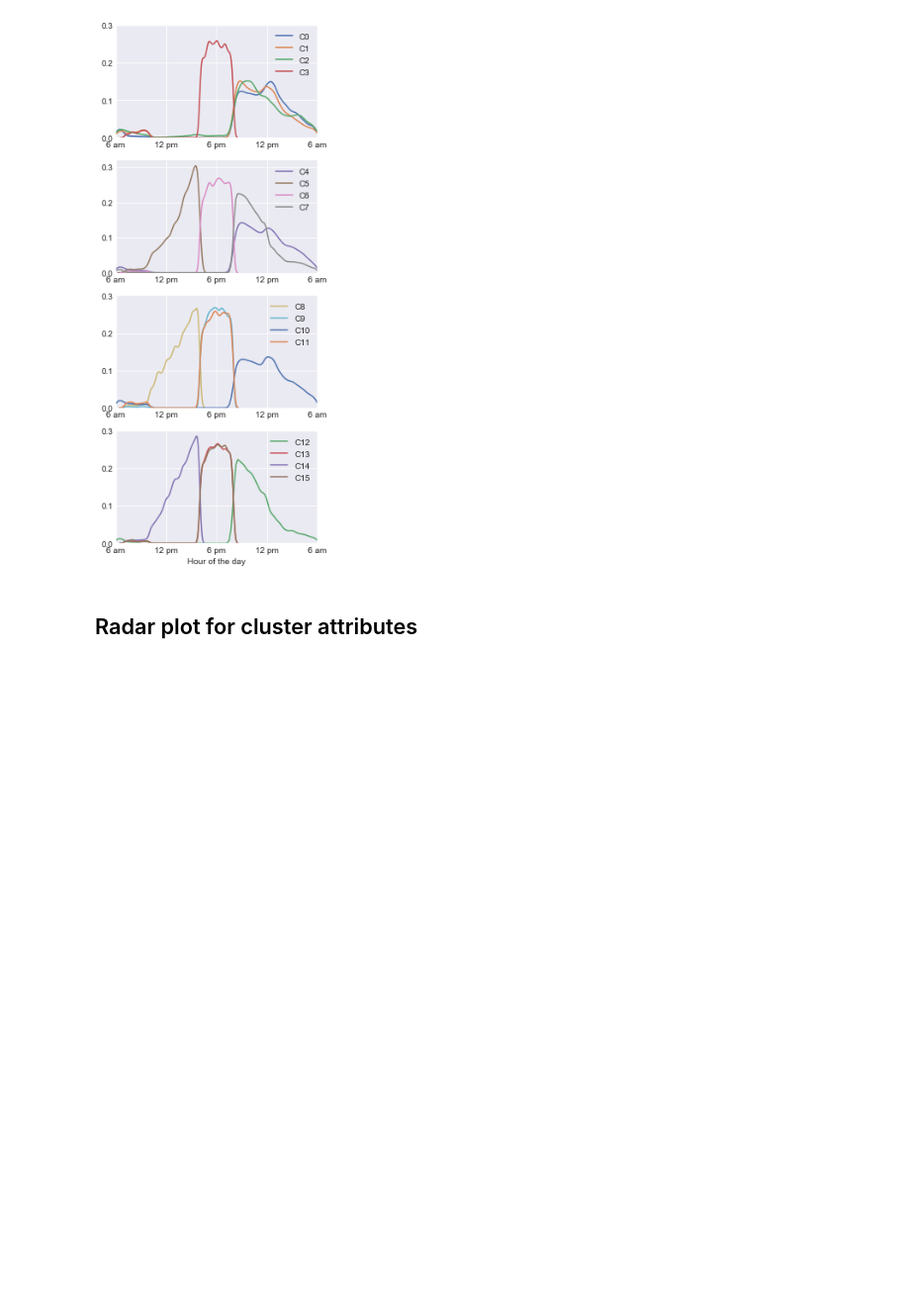
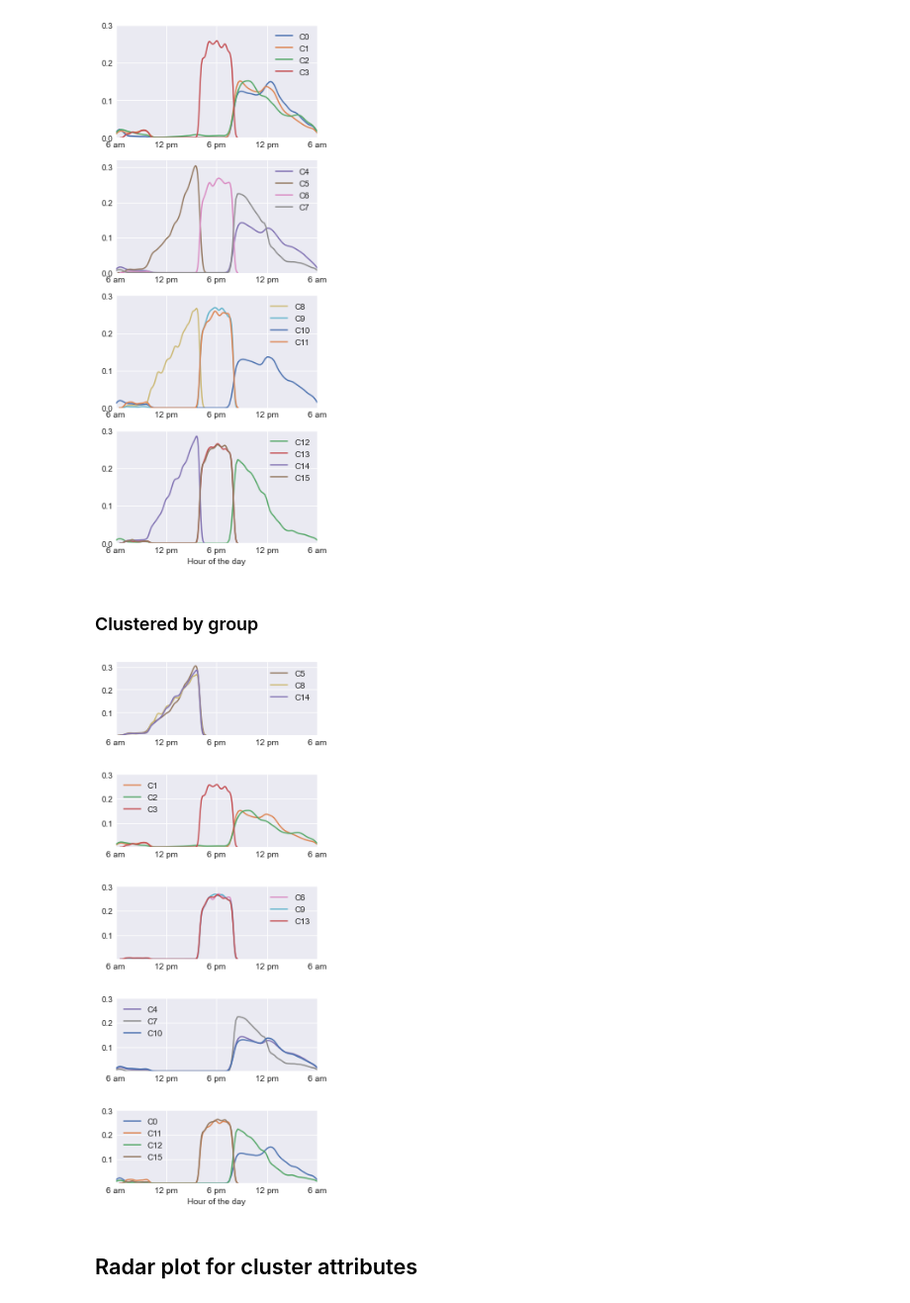
Before and after one commit to niteshshah12/E-scooter-trip-pattern-analysis-of-Nasvhille, a Jupyter notebook: 4_Cluster interpretation.ipynb, the cells around one changed output. Shown at 99% size. Saved outputs shown, nothing was run; the diff lists cells and outputs as text; code cells hidden in the pictures; blank space fills up the shorter version.

```diff
--- a/4_Cluster interpretation.ipynb
+++ b/4_Cluster interpretation.ipynb
@@ -293,6 +296,61 @@ plt.savefig(str('results/cluster_time_of_day.png'), dpi=900)
 # plt.savefig('plots/DailyTrips_Year.png', dpi=900)
 # %% [output]
 [figure]
+# %% [markdown]
+### Clustered by group
+# %%
+selected_cluster = 'kmeans_16'
+total_clusters = int(selected_cluster[7:])
+number_of_plot = 5
+
+
+#group clusters by id
+dayTime_ShortErrand=[5,8,14]
+utilitarian = [1,2,3]
+evening_Social = [6,9,13]
+entertainment_District = [4,7,10]
+recreational =[0,11,12,15]
+grouped_clusters = [
+    dayTime_ShortErrand, utilitarian, evening_Social, entertainment_District,
+    recreational
+]
+
+
+style.use('seaborn-darkgrid')
+fig = plt.figure(figsize=(4, 9))
+gspec = gridspec.GridSpec(number_of_plot, 1)
+
+#defind colour pallet
+custom_palette = sns.color_palette("deep", total_clusters)
+
+
+grouped_clusters = [
+    dayTime_ShortErrand, utilitarian, evening_Social, entertainment_District,
+    recreational
+]
+
+for grouped_id in np.arange(len(grouped_clusters)):
+    for individual_cluster in grouped_clusters[grouped_id]:
+        sns.kdeplot(kmean_results[kmean_results[selected_cluster] == individual_cluster]
+            ['StartTime_decimal'],
+            clip=(0, 30),
+            label=str('C' + str(individual_cluster)),
+            color=custom_palette[individual_cluster],
+            ax=plt.subplot(gspec[grouped_id, 0]))
+
+    #add axis labels and ticks
+    plt.xlim(6, 30)
+    plt.xticks(np.arange(6, 31, 6),['6 am','12 pm','6 pm','12 pm', '6 am'])
+
+#     plt.xticks(np.arange(6, 25, 6))
+    plt.yticks(np.arange(0, 0.4, 0.1), ['','0.1','0.2','0.3'])
+
+plt.tight_layout(h_pad=3.0)
+plt.xlabel('Hour of the day')
+
+plt.savefig(str('results/cluster_time_of_day_V2-grouped.png'),bbox_inchs='tight', dpi=900)
+# %% [output]
+[figure, added]
 # %% [markdown]
 ## Radar plot for cluster attributes
 # %% [markdown]
```
Also changed, not shown: parts of 28 cells of this notebook, 29 other files.
